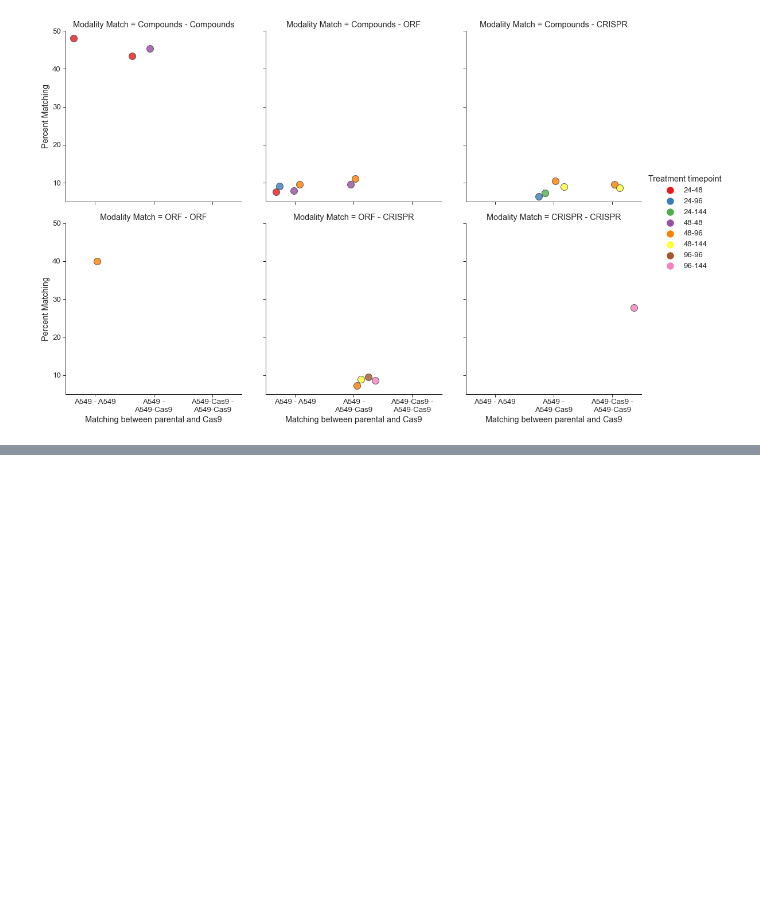
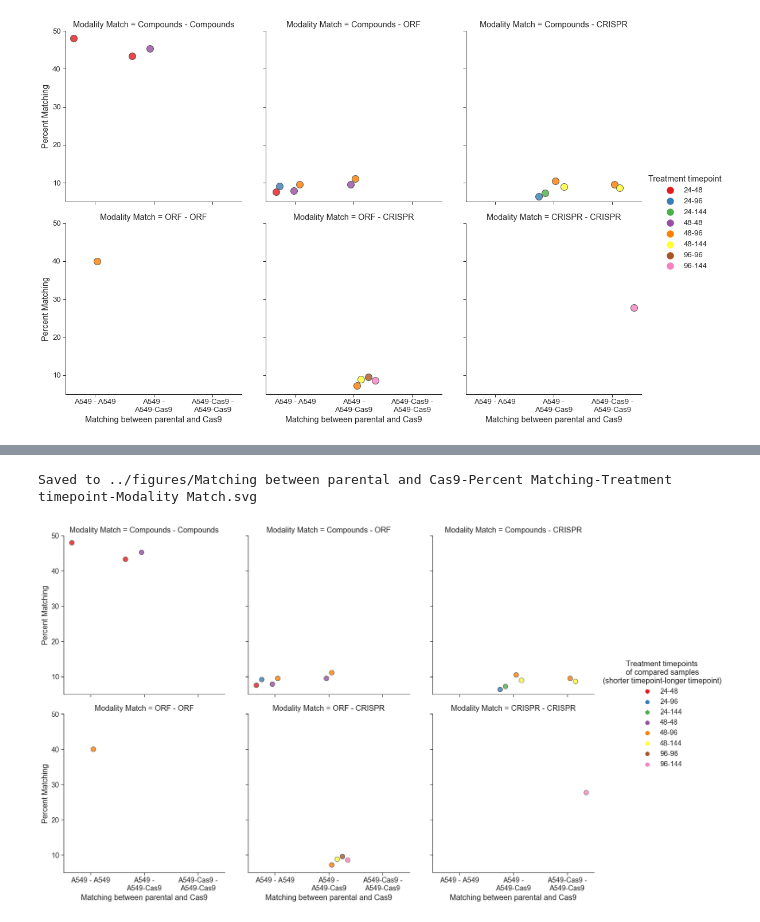
Before and after one commit to carpenter-singh-lab/2023_Cimini_NatureProtocols, a Jupyter notebook: notebooks/AssessCompoundsInCas9.ipynb, the cells around one changed output, grey strips where cells are left out. Cells and saved outputs as stored; diff of their text form; code cells hidden in the pictures; blank space fills up the shorter version.

Commit message:
Parental to Cas9 SVG

```diff
--- a/notebooks/AssessCompoundsInCas9.ipynb
+++ b/notebooks/AssessCompoundsInCas9.ipynb
@@ -89,0 +99,22 @@ plate_match_df.to_csv('checkpoint_csvs/AssessCompoundsInCas9-Matching.csv',index
+# %%
+variable = 'Matching between parental and Cas9'
+# %%
+plate_match_df = pandas.read_csv('checkpoint_csvs/AssessCompoundsInCas9-Matching.csv')
+# %%
+hue_order = enforce_timepoint_order_in_plot(list(plate_match_df['Treatment timepoint']))
+col_order = enforce_modality_match_order_in_plot(list(plate_match_df['Modality Match']))
+
+x = variable
+y = 'Percent Matching'
+hue = 'Treatment timepoint'
+extended_hue_name = '            Treatment timepoints\n            of compared samples\n (shorter timepoint-longer timepoint)'
+col = 'Modality Match'
+
+plate_match_df[extended_hue_name] = plate_match_df[hue]
+
+plot_simple_comparison(df=plate_match_df,x=x,y=y,hue=extended_hue_name,
+hue_order=hue_order, col = col, col_order = col_order, col_wrap=3,ylim=[5,40],
+plotname=f"{x}-{y}-{hue}-{col}.svg")
+# %% [output]
+Saved to ../figures/Matching between parental and Cas9-Percent Matching-Treatment timepoint-Modality Match.svg
+[figure, added]
```
Also changed, not shown: parts of 2 cells of this notebook, 2 other files.
